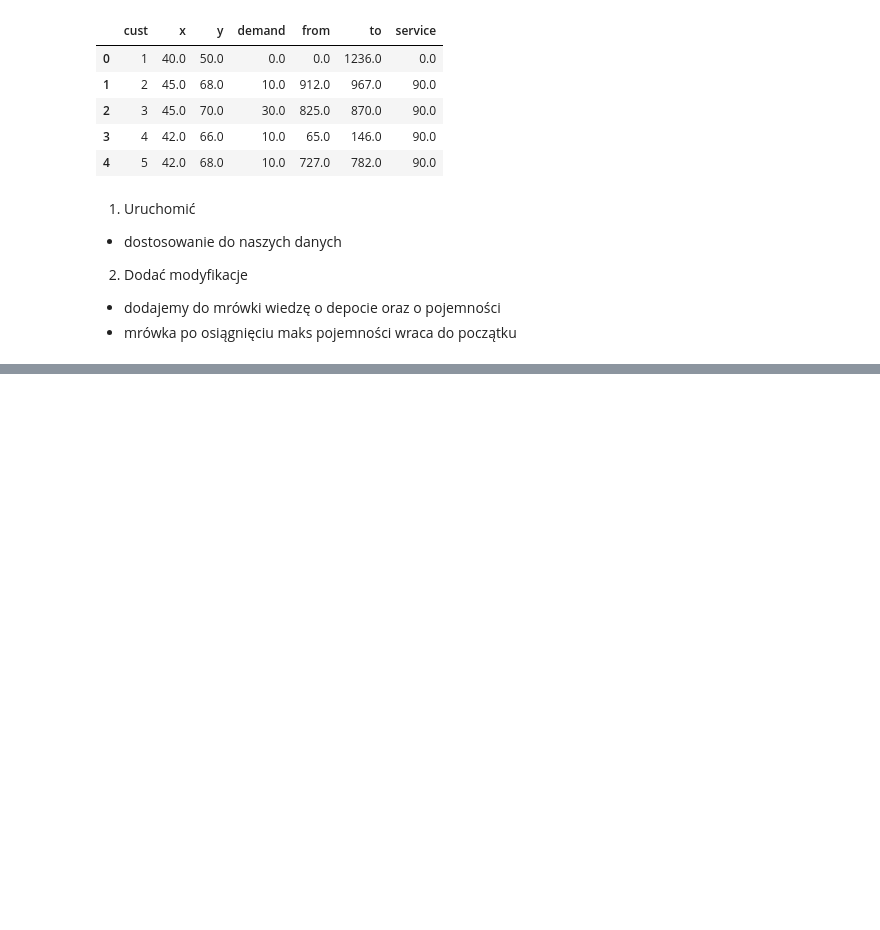
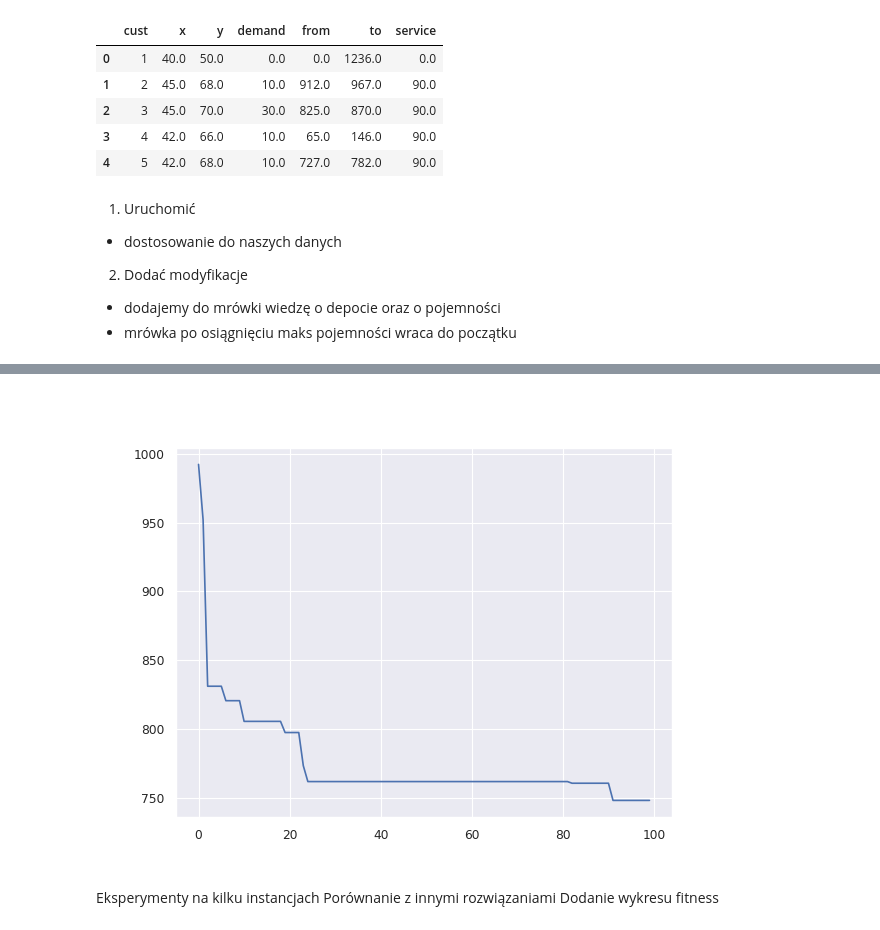
Before and after one commit to aI-lab-glider/aco-for-dynamic-optimization, a Jupyter notebook: swarmlib_/aco4tsp/testing.ipynb, the cells around one changed output, grey strips where cells are left out. Drawn from its saved outputs; the diff is of its cells as text; code cells hidden in the pictures; blank space fills up the shorter version.

```diff
--- a/swarmlib_/aco4tsp/testing.ipynb
+++ b/swarmlib_/aco4tsp/testing.ipynb
@@ -89,0 +73,8 @@ for node in best_path:
+# %%
+solver.plot_fitness()
+# %% [output]
+[figure, added]
+# %% [markdown]
+Eksperymenty na kilku instancjach
+Porównanie z innymi rozwiązaniami
+Dodanie wykresu fitness
```
Also changed, not shown: parts of 7 cells of this notebook, 7 other files.
